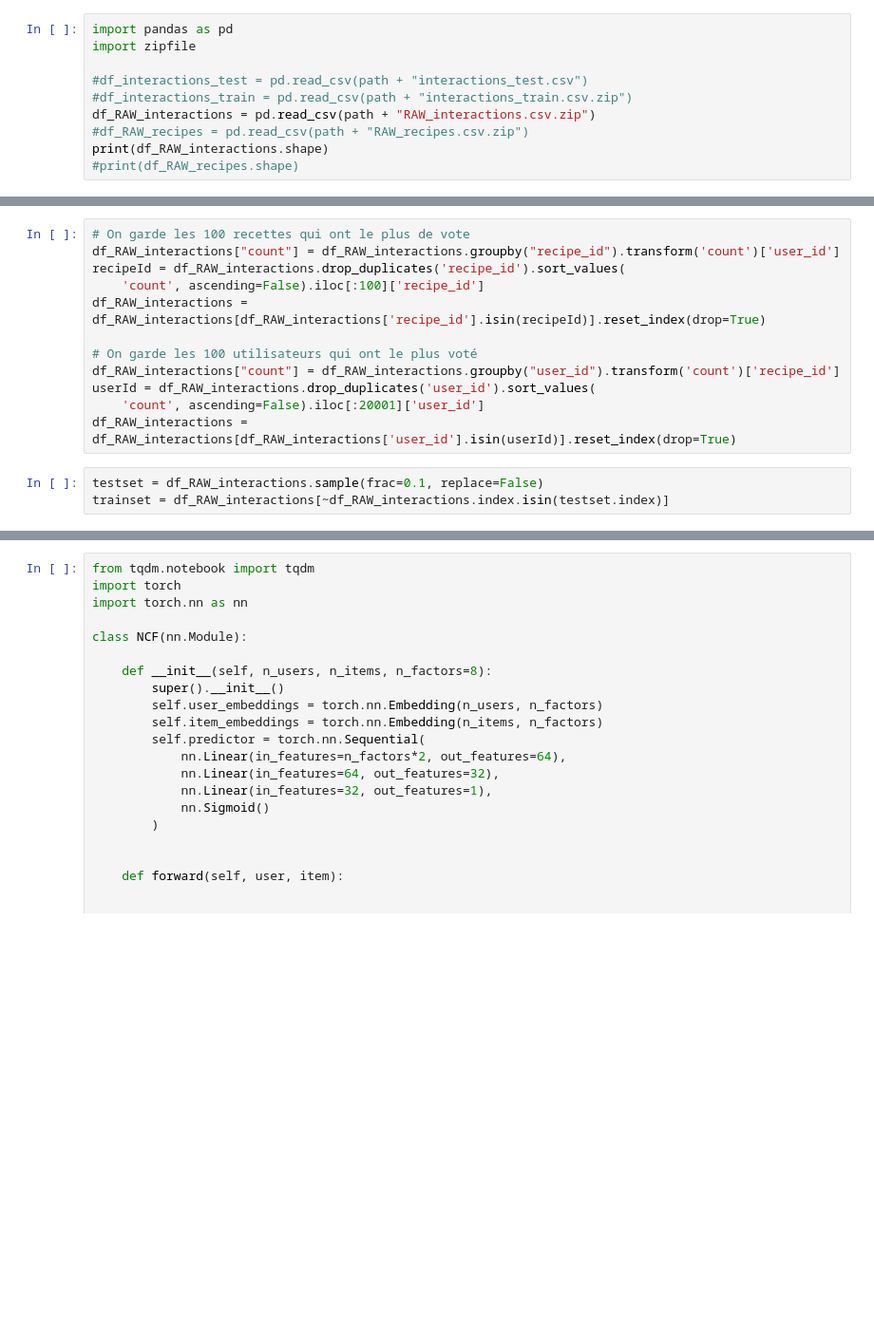
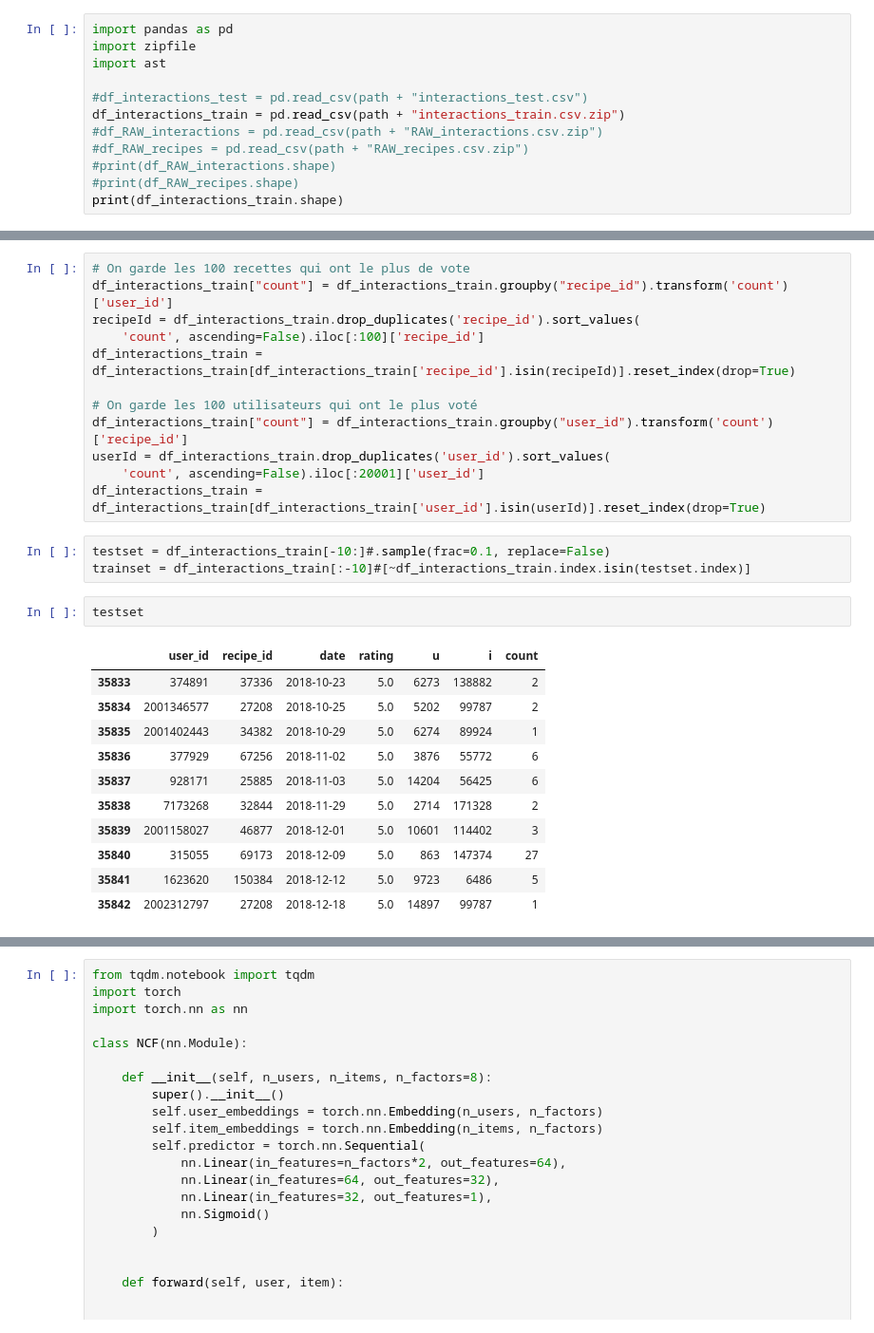
Before and after one commit to DavidBert/projet_MODIA, a Jupyter notebook: ncf.ipynb, the cells around one changed output, grey strips where cells are left out. Shown at 95% size. Cells and saved outputs as stored; diff of their text form; blank space fills up the shorter version.

```diff
--- a/ncf.ipynb
+++ b/ncf.ipynb
@@ -9,11 +7,13 @@ Mounted at /content/drive
 # %%
 import pandas as pd
 import zipfile
+import ast
 
 #df_interactions_test = pd.read_csv(path + "interactions_test.csv")
-#df_interactions_train = pd.read_csv(path + "interactions_train.csv.zip")
-df_RAW_interactions = pd.read_csv(path + "RAW_interactions.csv.zip")
+df_interactions_train = pd.read_csv(path + "interactions_train.csv.zip")
+#df_RAW_interactions = pd.read_csv(path + "RAW_interactions.csv.zip")
 #df_RAW_recipes = pd.read_csv(path + "RAW_recipes.csv.zip")
-print(df_RAW_interactions.shape)
+#print(df_RAW_interactions.shape)
 #print(df_RAW_recipes.shape)
+print(df_interactions_train.shape)
 # %% [output]
@@ -58,18 +46,32 @@ df_RAW_interactions
 # %%
 # On garde les 100 recettes qui ont le plus de vote
-df_RAW_interactions["count"] = df_RAW_interactions.groupby("recipe_id").transform('count')['user_id']
-recipeId = df_RAW_interactions.drop_duplicates('recipe_id').sort_values(
+df_interactions_train["count"] = df_interactions_train.groupby("recipe_id").transform('count')['user_id']
+recipeId = df_interactions_train.drop_duplicates('recipe_id').sort_values(
     'count', ascending=False).iloc[:100]['recipe_id']
-df_RAW_interactions = df_RAW_interactions[df_RAW_interactions['recipe_id'].isin(recipeId)].reset_index(drop=True)
+df_interactions_train = df_interactions_train[df_interactions_train['recipe_id'].isin(recipeId)].reset_index(drop=True)
 
 # On garde les 100 utilisateurs qui ont le plus voté
-df_RAW_interactions["count"] = df_RAW_interactions.groupby("user_id").transform('count')['recipe_id']
-userId = df_RAW_interactions.drop_duplicates('user_id').sort_values(
+df_interactions_train["count"] = df_interactions_train.groupby("user_id").transform('count')['recipe_id']
+userId = df_interactions_train.drop_duplicates('user_id').sort_values(
     'count', ascending=False).iloc[:20001]['user_id']
-df_RAW_interactions = df_RAW_interactions[df_RAW_interactions['user_id'].isin(userId)].reset_index(drop=True)
+df_interactions_train = df_interactions_train[df_interactions_train['user_id'].isin(userId)].reset_index(drop=True)
 # %%
-testset = df_RAW_interactions.sample(frac=0.1, replace=False)
-trainset = df_RAW_interactions[~df_RAW_interactions.index.isin(testset.index)]
+testset = df_interactions_train[-10:]#.sample(frac=0.1, replace=False)
+trainset = df_interactions_train[:-10]#[~df_interactions_train.index.isin(testset.index)]
+# %%
+testset
+# %% [output]
+|  | user_id | recipe_id | date | rating | u | i | count |
+| 35833 | 374891 | 37336 | 2018-10-23 | 5.0 | 6273 | 138882 | 2 |
+| 35834 | 2001346577 | 27208 | 2018-10-25 | 5.0 | 5202 | 99787 | 2 |
+| 35835 | 2001402443 | 34382 | 2018-10-29 | 5.0 | 6274 | 89924 | 1 |
+| 35836 | 377929 | 67256 | 2018-11-02 | 5.0 | 3876 | 55772 | 6 |
+| 35837 | 928171 | 25885 | 2018-11-03 | 5.0 | 14204 | 56425 | 6 |
+| 35838 | 7173268 | 32844 | 2018-11-29 | 5.0 | 2714 | 171328 | 2 |
+| 35839 | 2001158027 | 46877 | 2018-12-01 | 5.0 | 10601 | 114402 | 3 |
+| 35840 | 315055 | 69173 | 2018-12-09 | 5.0 | 863 | 147374 | 27 |
+| 35841 | 1623620 | 150384 | 2018-12-12 | 5.0 | 9723 | 6486 | 5 |
+| 35842 | 2002312797 | 27208 | 2018-12-18 | 5.0 | 14897 | 99787 | 1 |
 # %%
 import torch
 from torch.utils.data import Dataset, DataLoader
```
Also changed, not shown: parts of 15 cells of this notebook, 4 other files.
